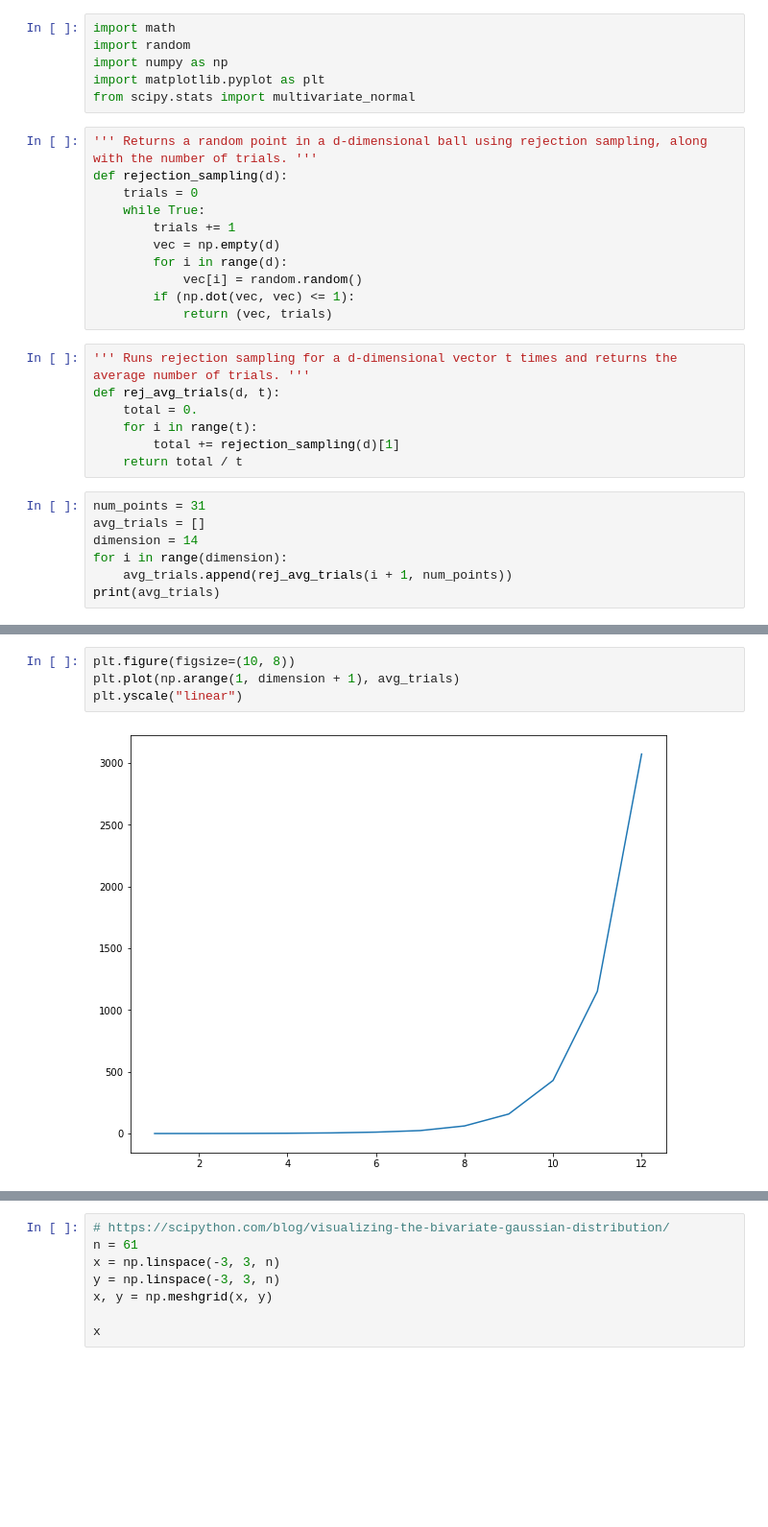
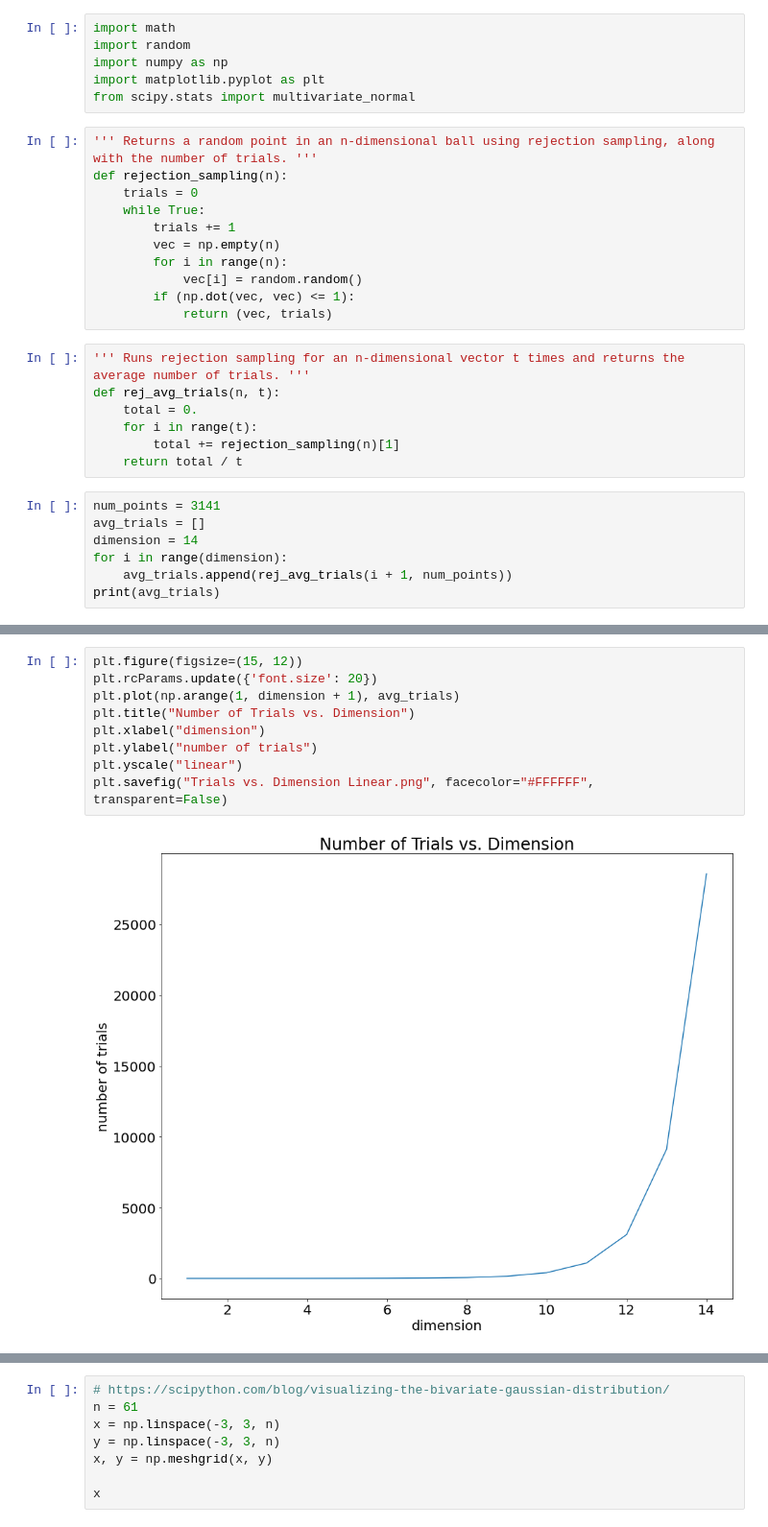
Before and after one commit to JamesZhang2/Random-Point-in-Ball, a Jupyter notebook: Random Point in Ball.ipynb, the cells around one changed output, grey strips where cells are left out. Shown at 96% size. Saved outputs shown, nothing was run; the diff lists cells and outputs as text; blank space fills up the shorter version.

```diff
--- a/Random Point in Ball.ipynb
+++ b/Random Point in Ball.ipynb
@@ -5,25 +5,25 @@ import numpy as np
 import matplotlib.pyplot as plt
 from scipy.stats import multivariate_normal
 # %%
-''' Returns a random point in a d-dimensional ball using rejection sampling, along with the number of trials. '''
-def rejection_sampling(d):
+''' Returns a random point in an n-dimensional ball using rejection sampling, along with the number of trials. '''
+def rejection_sampling(n):
     trials = 0
     while True:
         trials += 1
-        vec = np.empty(d)
-        for i in range(d):
+        vec = np.empty(n)
+        for i in range(n):
             vec[i] = random.random()
         if (np.dot(vec, vec) <= 1):
             return (vec, trials)
 # %%
-''' Runs rejection sampling for a d-dimensional vector t times and returns the average number of trials. '''
-def rej_avg_trials(d, t):
+''' Runs rejection sampling for an n-dimensional vector t times and returns the average number of trials. '''
+def rej_avg_trials(n, t):
     total = 0.
     for i in range(t):
-        total += rejection_sampling(d)[1]
+        total += rejection_sampling(n)[1]
     return total / t
 # %%
-num_points = 31
+num_points = 3141
 avg_trials = []
 dimension = 14
 for i in range(dimension):
@@ -34,7 +34,12 @@ print(avg_trials)
 # %%
-plt.figure(figsize=(10, 8))
+plt.figure(figsize=(15, 12))
+plt.rcParams.update({'font.size': 20})
 plt.plot(np.arange(1, dimension + 1), avg_trials)
+plt.title("Number of Trials vs. Dimension")
+plt.xlabel("dimension")
+plt.ylabel("number of trials")
 plt.yscale("linear")
+plt.savefig("Trials vs. Dimension Linear.png", facecolor="#FFFFFF", transparent=False)
 # %% [output]
-[figure, old version]
+[figure, new version]
 # %%
```
Also changed, not shown: parts of 2 cells of this notebook, 2 other files.
